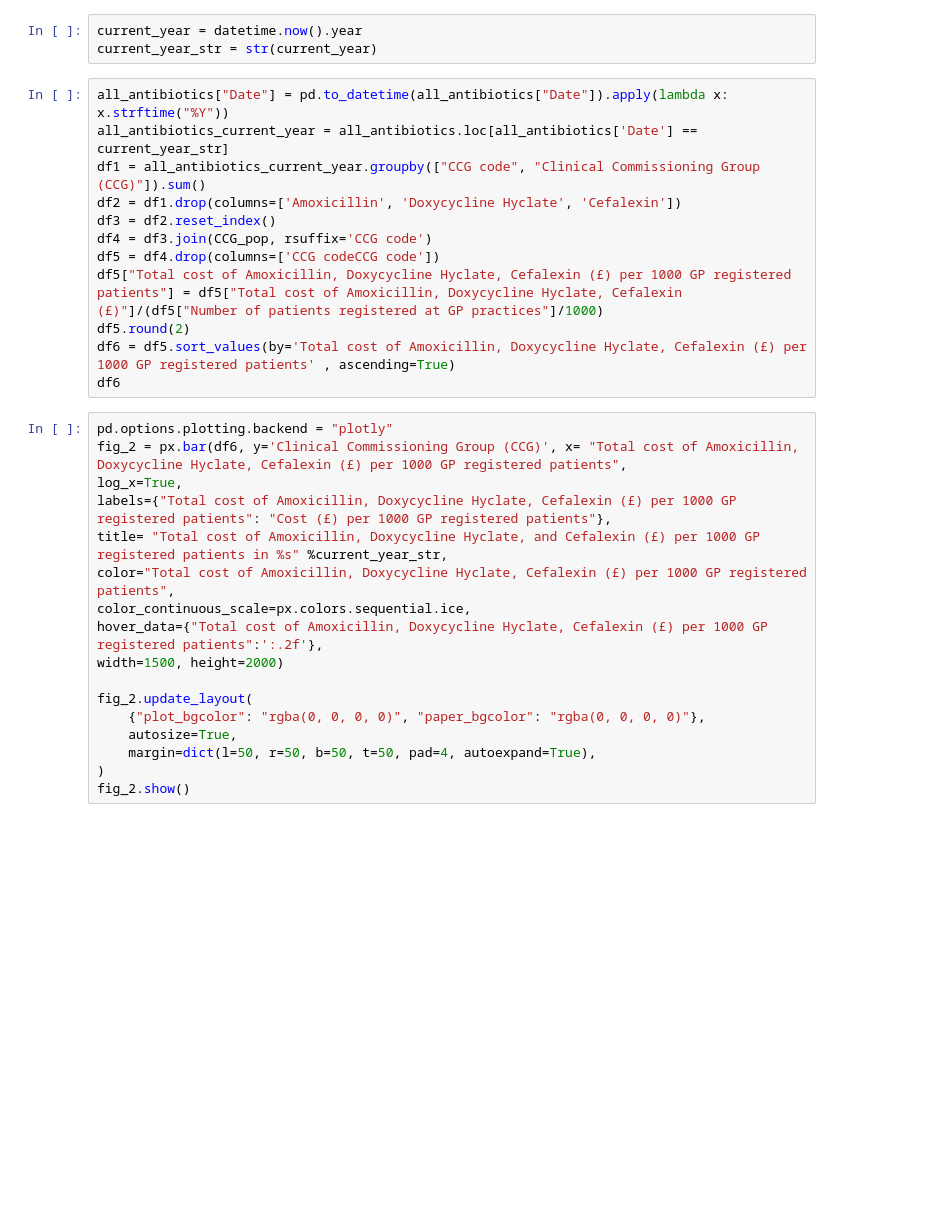
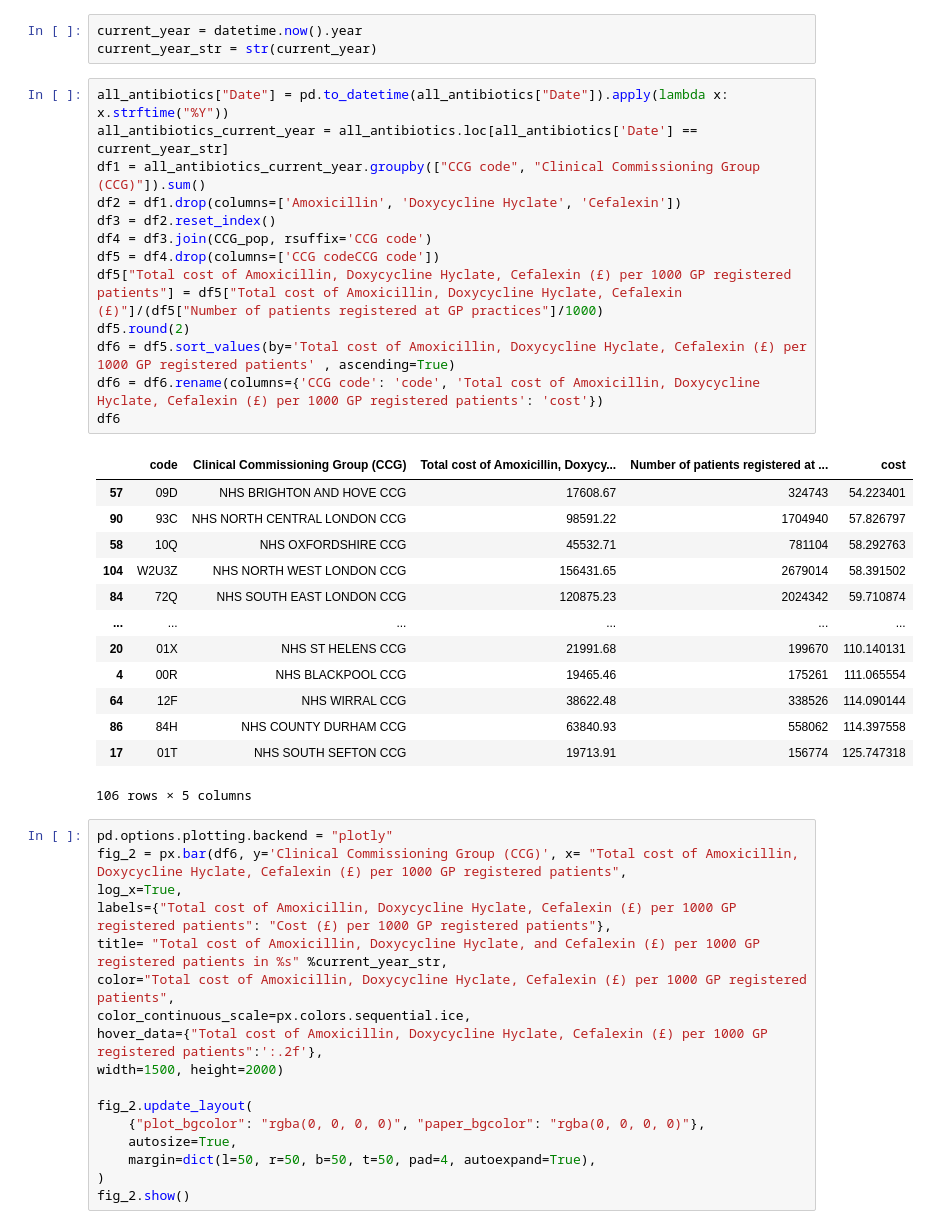
Before and after one commit to mattia-ficarelli/antibiotic_cost, a Jupyter notebook: dev.ipynb, the cells around one changed output. Drawn from its saved outputs; the diff is of its cells as text; blank space fills up the shorter version.

```diff
--- a/dev.ipynb
+++ b/dev.ipynb
@@ -81,15 +81,30 @@ current_year_str = str(current_year)
 # %%
 all_antibiotics["Date"] = pd.to_datetime(all_antibiotics["Date"]).apply(lambda x: x.strftime("%Y"))
 all_antibiotics_current_year = all_antibiotics.loc[all_antibiotics['Date'] == current_year_str]
 df1 = all_antibiotics_current_year.groupby(["CCG code", "Clinical Commissioning Group (CCG)"]).sum()
 df2 = df1.drop(columns=['Amoxicillin', 'Doxycycline Hyclate', 'Cefalexin'])
 df3 = df2.reset_index()
 df4 = df3.join(CCG_pop, rsuffix='CCG code')
 df5 = df4.drop(columns=['CCG codeCCG code'])
 df5["Total cost of Amoxicillin, Doxycycline Hyclate, Cefalexin (£) per 1000 GP registered patients"] = df5["Total cost of Amoxicillin, Doxycycline Hyclate, Cefalexin (£)"]/(df5["Number of patients registered at GP practices"]/1000)
 df5.round(2)
 df6 = df5.sort_values(by='Total cost of Amoxicillin, Doxycycline Hyclate, Cefalexin (£) per 1000 GP registered patients' , ascending=True)
+df6 = df6.rename(columns={'CCG code': 'code', 'Total cost of Amoxicillin, Doxycycline Hyclate, Cefalexin (£) per 1000 GP registered patients': 'cost'})
 df6
+# %% [output]
+|  | code | Clinical Commissioning Group (CCG) | Total cost of Amoxicillin, Doxycy... | Number of patients registered at ... | cost |
+| 57 | 09D | NHS BRIGHTON AND HOVE CCG | 17608.67 | 324743 | 54.223401 |
+| 90 | 93C | NHS NORTH CENTRAL LONDON CCG | 98591.22 | 1704940 | 57.826797 |
+| 58 | 10Q | NHS OXFORDSHIRE CCG | 45532.71 | 781104 | 58.292763 |
+| 104 | W2U3Z | NHS NORTH WEST LONDON CCG | 156431.65 | 2679014 | 58.391502 |
+| 84 | 72Q | NHS SOUTH EAST LONDON CCG | 120875.23 | 2024342 | 59.710874 |
+| ... | ... | ... | ... | ... | ... |
+| 20 | 01X | NHS ST HELENS CCG | 21991.68 | 199670 | 110.140131 |
+| 4 | 00R | NHS BLACKPOOL CCG | 19465.46 | 175261 | 111.065554 |
+| 64 | 12F | NHS WIRRAL CCG | 38622.48 | 338526 | 114.090144 |
+| 86 | 84H | NHS COUNTY DURHAM CCG | 63840.93 | 558062 | 114.397558 |
+| 17 | 01T | NHS SOUTH SEFTON CCG | 19713.91 | 156774 | 125.747318 |
+106 rows × 5 columns
 # %%
 pd.options.plotting.backend = "plotly"
 fig_2 = px.bar(df6, y='Clinical Commissioning Group (CCG)', x= "Total cost of Amoxicillin, Doxycycline Hyclate, Cefalexin (£) per 1000 GP registered patients",
```
Also changed, not shown: parts of 5 cells of this notebook, 2 other files.
